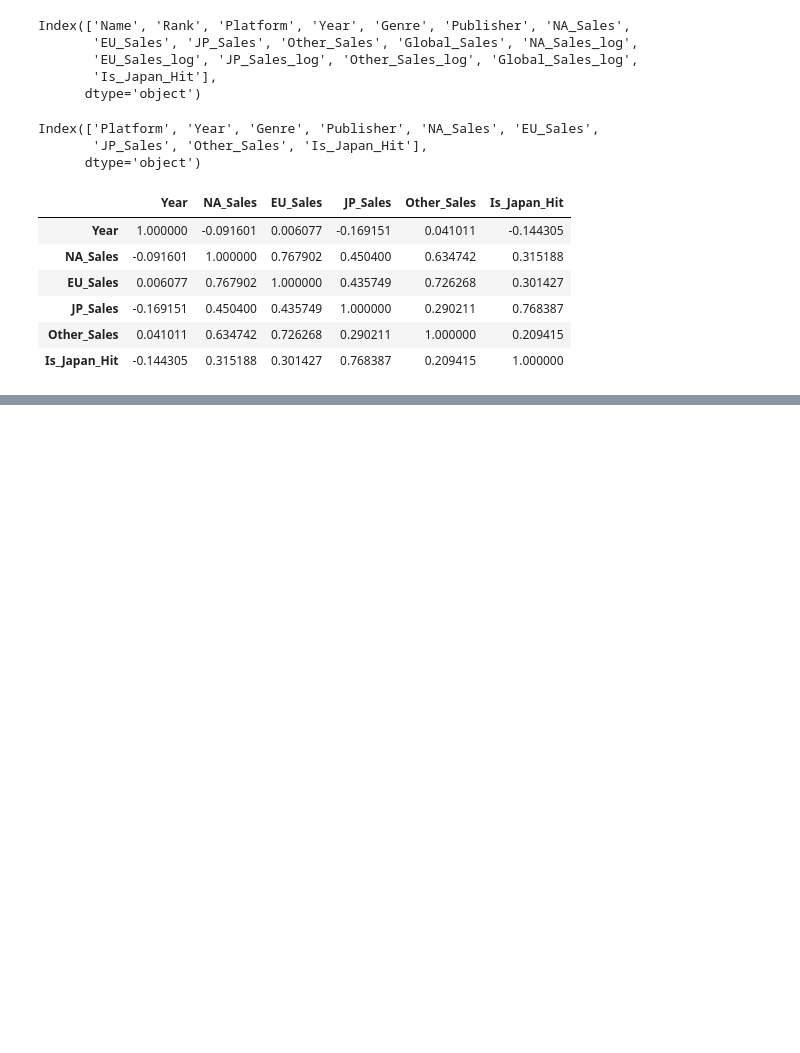
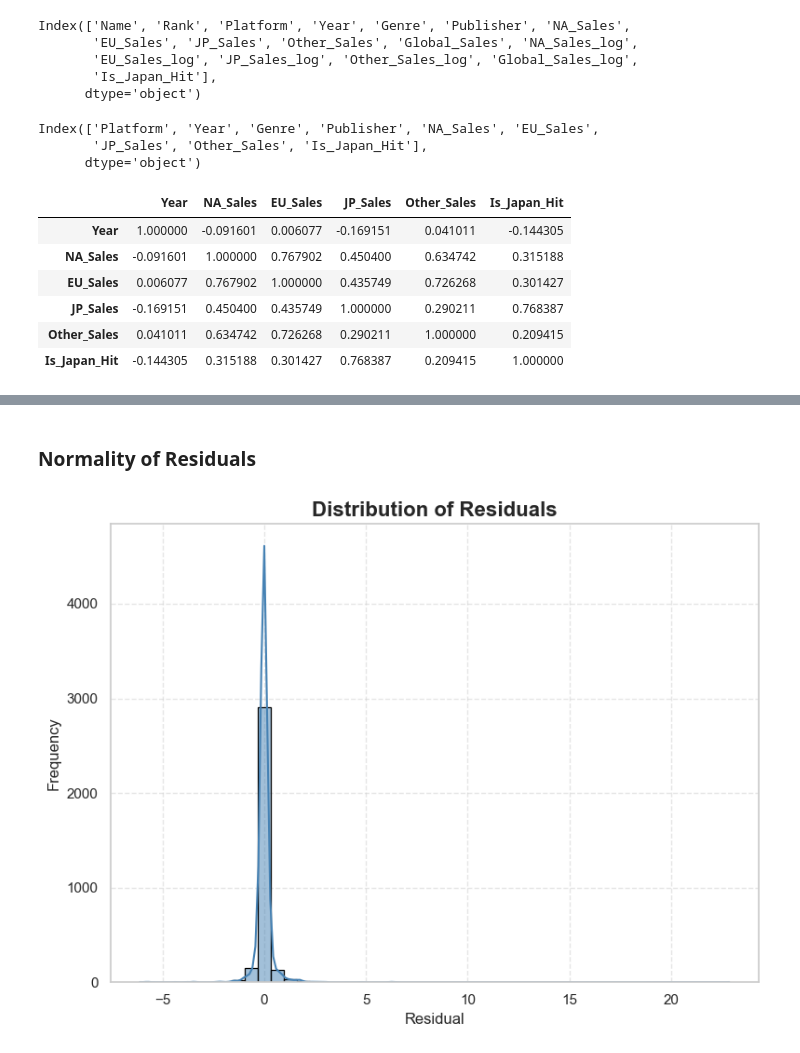
Before and after one commit to lxcnse/video-game-sales-analysis, a Jupyter notebook: notebooks/03_modeling.ipynb, the cells around one changed output, grey strips where cells are left out. Cells and saved outputs as stored; diff of their text form; code cells hidden in the pictures; blank space fills up the shorter version.

```diff
--- a/notebooks/03_modeling.ipynb
+++ b/notebooks/03_modeling.ipynb
@@ -56,0 +190,16 @@ df.corr(numeric_only=True)
+# %% [markdown]
+### Normality of Residuals
+# %%
+plt.figure(figsize=(8, 6))
+
+sns.histplot(data=residuals, kde=True, bins=45, color="steelblue", edgecolor="black")
+
+plt.title("Distribution of Residuals", fontsize=16, fontweight="bold")
+plt.xlabel("Residual", fontsize=12)
+plt.ylabel("Frequency", fontsize=12)
+plt.grid(True, linestyle="--", alpha=0.5)
+plt.tight_layout()
+
+plt.show()
+# %% [output]
+[figure, added]
```
Also changed, not shown: parts of 33 cells of this notebook, 15 other files.
